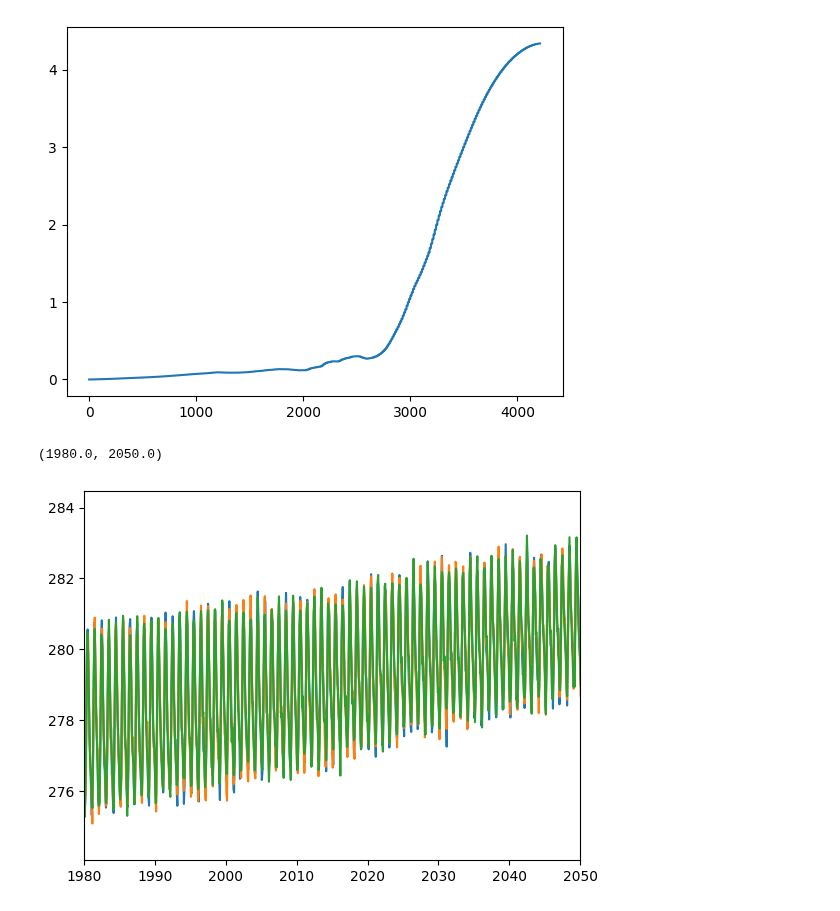
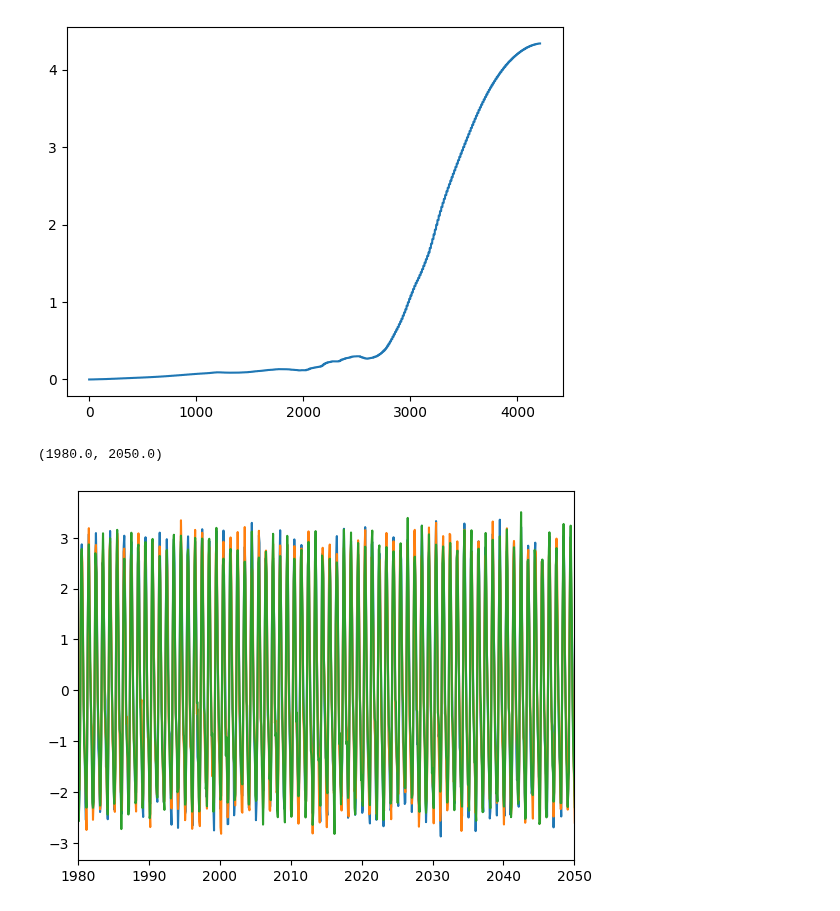
Before and after one commit to benmsanderson/METEOR, a Jupyter notebook: notebooks/CMIP6_mmdemo_with_archiving.ipynb, the cells around one changed output. Saved outputs shown, nothing was run; the diff lists cells and outputs as text; code cells hidden in the pictures.

Commit message:
added noise_only functionality and annual-monthly method

```diff
--- a/notebooks/CMIP6_mmdemo_with_archiving.ipynb
+++ b/notebooks/CMIP6_mmdemo_with_archiving.ipynb
@@ -217,16 +209,17 @@ plt.plot(monthly_warming)
 # %%
 
 n_realizations = 3
 realizations = []
 for i in range(n_realizations):
     realization = tas_noise_model.generate_realization(
         monthly_warming,
+        noise_only=True,
         random_seed=42 + i  # Different seed for each realization
     )
     realizations.append(realization)
     global_mean=realization.mean(dim=['lat', 'lon'])
     plt.plot(1850+np.arange(len(monthly_warming[1200:]))/12, global_mean[1200:])
 plt.xlim([1980,2050])
 # %% [output]
 (1980.0, 2050.0)
-[figure, old version]
+[figure, new version]
```
Also changed, not shown: parts of 3 cells of this notebook, 6 other files.
